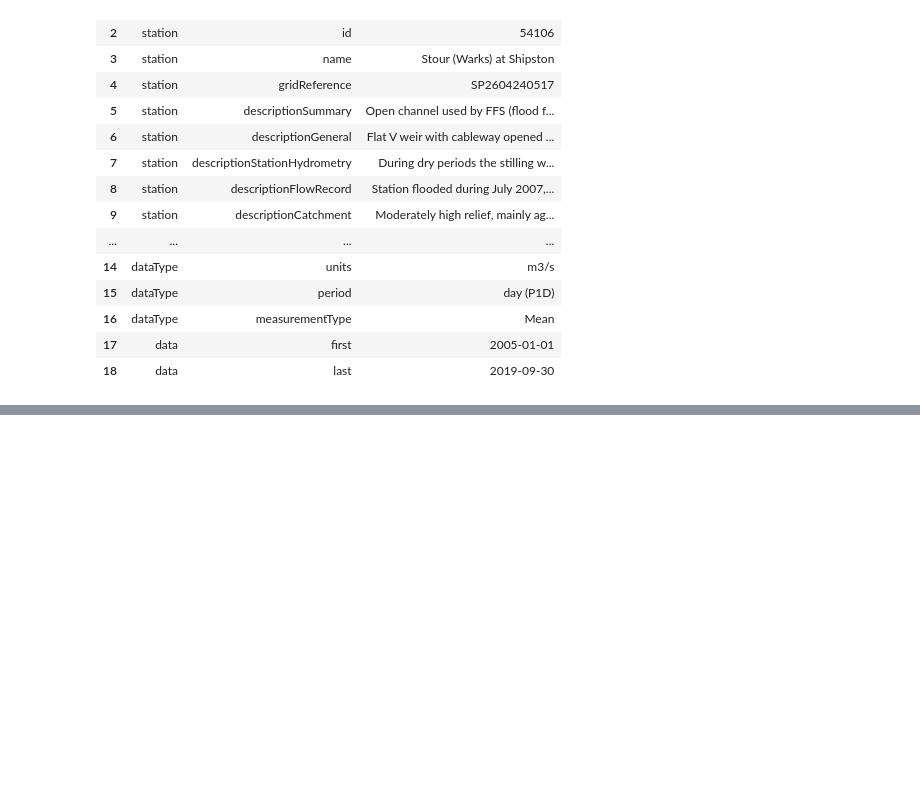
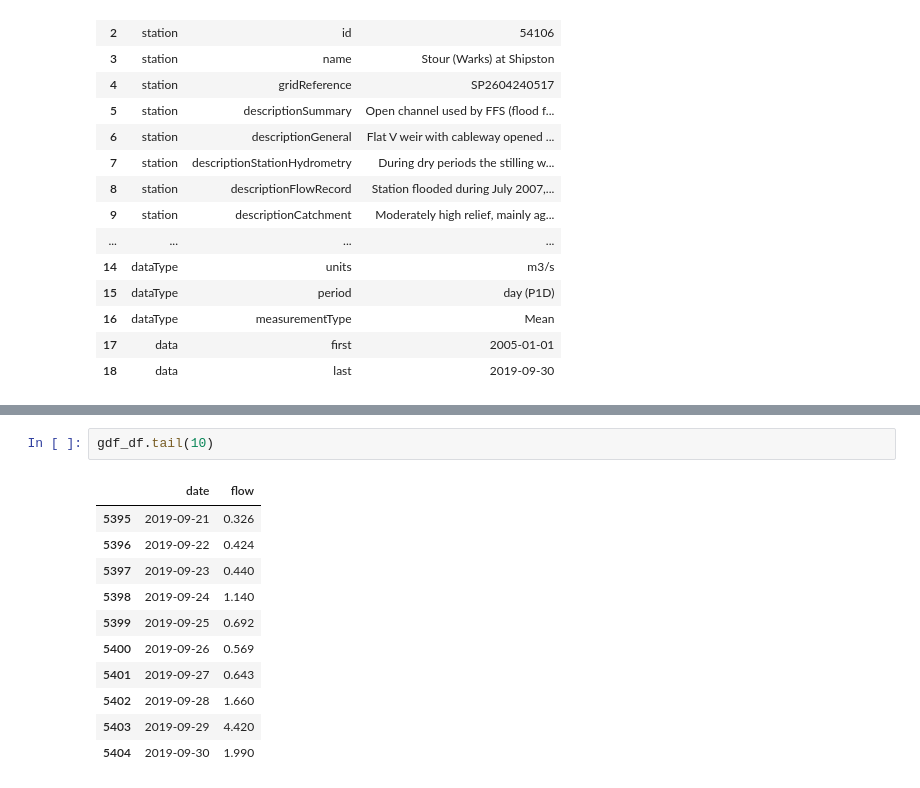
Before and after one commit to ai4er-cdt/flood_risk_shipston, a Jupyter notebook: notebooks/nrfa_data.ipynb, the cells around one changed output, grey strips where cells are left out. Drawn from its saved outputs; the diff is of its cells as text; blank space fills up the shorter version.

```diff
--- a/notebooks/nrfa_data.ipynb
+++ b/notebooks/nrfa_data.ipynb
@@ -67,0 +95,14 @@ gdf_metadata
+# %%
+gdf_df.tail(10)
+# %% [output]
+|  | date | flow |
+| 5395 | 2019-09-21 | 0.326 |
+| 5396 | 2019-09-22 | 0.424 |
+| 5397 | 2019-09-23 | 0.440 |
+| 5398 | 2019-09-24 | 1.140 |
+| 5399 | 2019-09-25 | 0.692 |
+| 5400 | 2019-09-26 | 0.569 |
+| 5401 | 2019-09-27 | 0.643 |
+| 5402 | 2019-09-28 | 1.660 |
+| 5403 | 2019-09-29 | 4.420 |
+| 5404 | 2019-09-30 | 1.990 |
```
Also changed, not shown: parts of 5 cells of this notebook.
